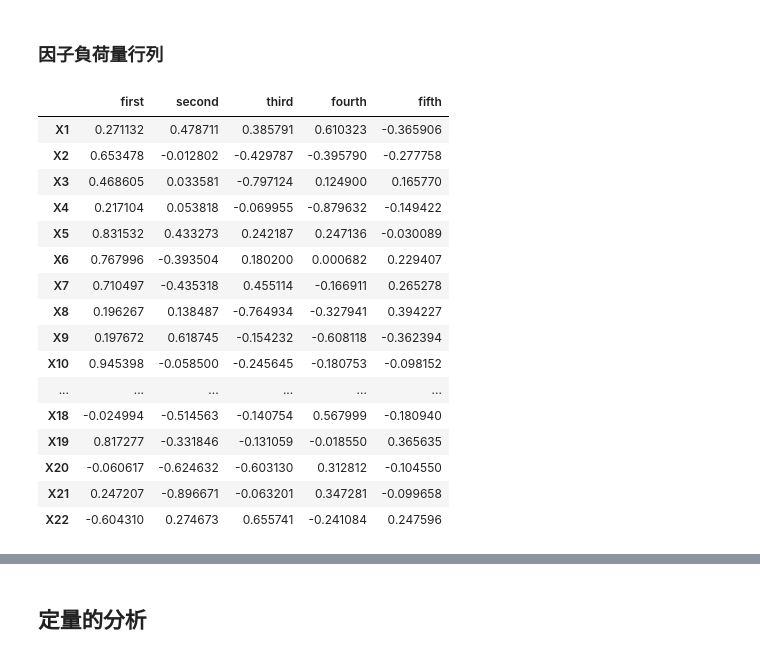
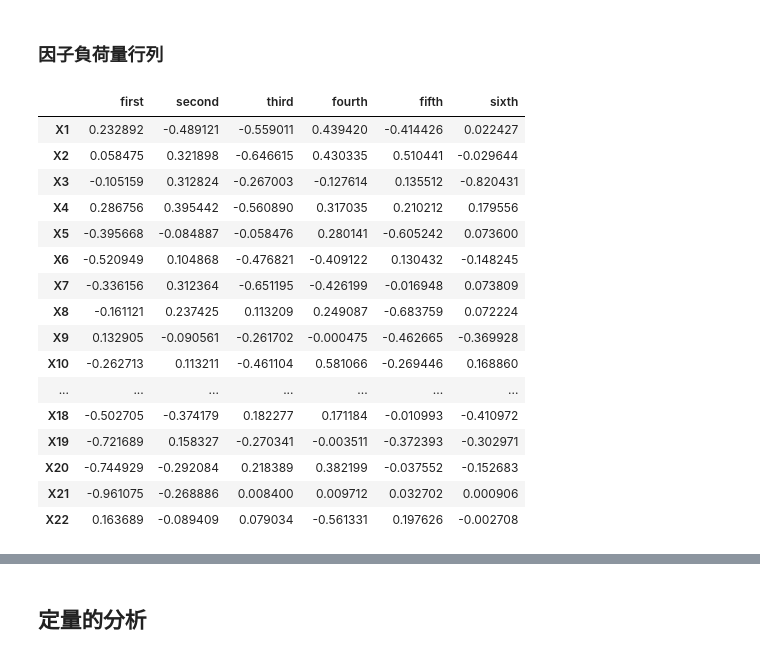
Before and after one commit to hayaponpoco/CommU_cafe, a Jupyter notebook: analysis/analysis.ipynb, the cells around one changed output, grey strips where cells are left out. Saved outputs shown, nothing was run; the diff lists cells and outputs as text; code cells hidden in the pictures.

```diff
--- a/analysis/analysis.ipynb
+++ b/analysis/analysis.ipynb
@@ -112,7 +213,7 @@ plt.show()
 # %%
 from sklearn.decomposition import FactorAnalysis as FA
 
-n_components = 5
+n_components = 6
 
 fa = FA(n_components, max_iter=5000)
 fitted = fa.fit_transform(z)
@@ -134,26 +285,29 @@ print(fitted.shape)
 # %%
 Factor_loading_matrix = fa.components_.T
 
-pd.DataFrame(
+res = pd.DataFrame(
     Factor_loading_matrix,
-    columns=["first", "second", "third", "fourth", "fifth"],
+    columns=["first", "second", "third", "fourth", "fifth", "sixth"],
     index=[fa_data.columns]
 )
+
+cm = sns.light_palette("red", as_cmap=True)
+res.style.background_gradient(cmap=cm)
 # %% [output]
-|  | first | second | third | fourth | fifth |
-| X1 | 0.271132 | 0.478711 | 0.385791 | 0.610323 | -0.365906 |
-| X2 | 0.653478 | -0.012802 | -0.429787 | -0.395790 | -0.277758 |
-| X3 | 0.468605 | 0.033581 | -0.797124 | 0.124900 | 0.165770 |
-| X4 | 0.217104 | 0.053818 | -0.069955 | -0.879632 | -0.149422 |
-| X5 | 0.831532 | 0.433273 | 0.242187 | 0.247136 | -0.030089 |
-| X6 | 0.767996 | -0.393504 | 0.180200 | 0.000682 | 0.229407 |
-| X7 | 0.710497 | -0.435318 | 0.455114 | -0.166911 | 0.265278 |
-| X8 | 0.196267 | 0.138487 | -0.764934 | -0.327941 | 0.394227 |
-| X9 | 0.197672 | 0.618745 | -0.154232 | -0.608118 | -0.362394 |
-| X10 | 0.945398 | -0.058500 | -0.245645 | -0.180753 | -0.098152 |
-| ... | ... | ... | ... | ... | ... |
-| X18 | -0.024994 | -0.514563 | -0.140754 | 0.567999 | -0.180940 |
-| X19 | 0.817277 | -0.331846 | -0.131059 | -0.018550 | 0.365635 |
-| X20 | -0.060617 | -0.624632 | -0.603130 | 0.312812 | -0.104550 |
-| X21 | 0.247207 | -0.896671 | -0.063201 | 0.347281 | -0.099658 |
-| X22 | -0.604310 | 0.274673 | 0.655741 | -0.241084 | 0.247596 |
+|  | first | second | third | fourth | fifth | sixth |
+| X1 | 0.232892 | -0.489121 | -0.559011 | 0.439420 | -0.414426 | 0.022427 |
+| X2 | 0.058475 | 0.321898 | -0.646615 | 0.430335 | 0.510441 | -0.029644 |
+| X3 | -0.105159 | 0.312824 | -0.267003 | -0.127614 | 0.135512 | -0.820431 |
+| X4 | 0.286756 | 0.395442 | -0.560890 | 0.317035 | 0.210212 | 0.179556 |
+| X5 | -0.395668 | -0.084887 | -0.058476 | 0.280141 | -0.605242 | 0.073600 |
+| X6 | -0.520949 | 0.104868 | -0.476821 | -0.409122 | 0.130432 | -0.148245 |
+| X7 | -0.336156 | 0.312364 | -0.651195 | -0.426199 | -0.016948 | 0.073809 |
+| X8 | -0.161121 | 0.237425 | 0.113209 | 0.249087 | -0.683759 | 0.072224 |
+| X9 | 0.132905 | -0.090561 | -0.261702 | -0.000475 | -0.462665 | -0.369928 |
+| X10 | -0.262713 | 0.113211 | -0.461104 | 0.581066 | -0.269446 | 0.168860 |
+| ... | ... | ... | ... | ... | ... | ... |
+| X18 | -0.502705 | -0.374179 | 0.182277 | 0.171184 | -0.010993 | -0.410972 |
+| X19 | -0.721689 | 0.158327 | -0.270341 | -0.003511 | -0.372393 | -0.302971 |
+| X20 | -0.744929 | -0.292084 | 0.218389 | 0.382199 | -0.037552 | -0.152683 |
+| X21 | -0.961075 | -0.268886 | 0.008400 | 0.009712 | 0.032702 | 0.000906 |
+| X22 | 0.163689 | -0.089409 | 0.079034 | -0.561331 | 0.197626 | -0.002708 |
```
Also changed, not shown: parts of 18 cells of this notebook.
